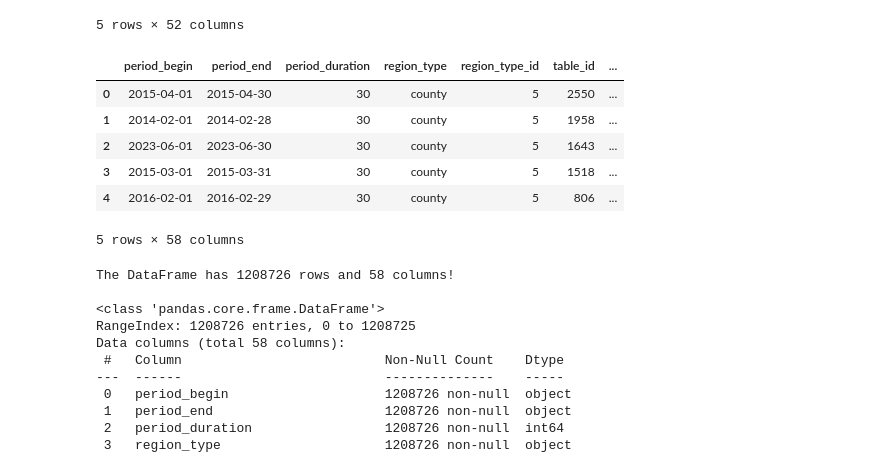
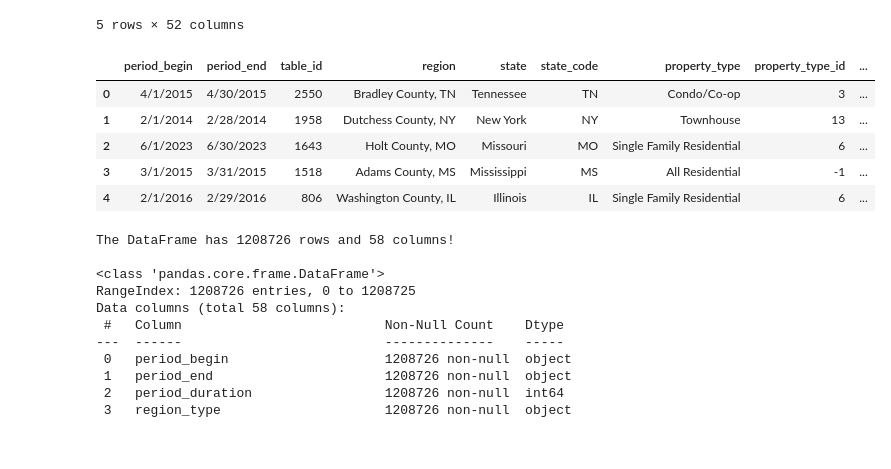
Before and after one commit to RachTheRad/SoIN_Housing_Analysis, a Jupyter notebook: HouAna_Capstone.ipynb, the cells around one changed output. Saved outputs shown, nothing was run; the diff lists cells and outputs as text; code cells hidden in the pictures.

Commit message:
started cleaning in data and read in compressed zip file

```diff
--- a/HouAna_Capstone.ipynb
+++ b/HouAna_Capstone.ipynb
@@ -102,17 +331,16 @@ ilearn_ELA_corp.head()
 5 rows × 52 columns
 # %%
 # Reading in the mother file with all housing data by county
-housing_data = pd.read_csv('Data_Sources\county_market_tracker.tsv000', sep='\t')
 
+housing_data= pd.read_csv('Data_Sources\county_market_tracker_clean.zip')
 housing_data.head()
 # %% [output]
-|  | period_begin | period_end | period_duration | region_type | region_type_id | table_id | ... |
-| 0 | 2015-04-01 | 2015-04-30 | 30 | county | 5 | 2550 | ... |
-| 1 | 2014-02-01 | 2014-02-28 | 30 | county | 5 | 1958 | ... |
-| 2 | 2023-06-01 | 2023-06-30 | 30 | county | 5 | 1643 | ... |
-| 3 | 2015-03-01 | 2015-03-31 | 30 | county | 5 | 1518 | ... |
-| 4 | 2016-02-01 | 2016-02-29 | 30 | county | 5 | 806 | ... |
+|  | period_begin | period_end | table_id | region | state | state_code | property_type | property_type_id | ... |
+| 0 | 4/1/2015 | 4/30/2015 | 2550 | Bradley County, TN | Tennessee | TN | Condo/Co-op | 3 | ... |
+| 1 | 2/1/2014 | 2/28/2014 | 1958 | Dutchess County, NY | New York | NY | Townhouse | 13 | ... |
+| 2 | 6/1/2023 | 6/30/2023 | 1643 | Holt County, MO | Missouri | MO | Single Family Residential | 6 | ... |
+| 3 | 3/1/2015 | 3/31/2015 | 1518 | Adams County, MS | Mississippi | MS | All Residential | -1 | ... |
+| 4 | 2/1/2016 | 2/29/2016 | 806 | Washington County, IL | Illinois | IL | Single Family Residential | 6 | ... |
-5 rows × 58 columns
 # %%
 # What are the columns? I thought I saw pricing per sqft. I need to list all the column names.
 # Displaying the size and data types of our data
```
Also changed, not shown: parts of 16 cells of this notebook, 6 other files.
